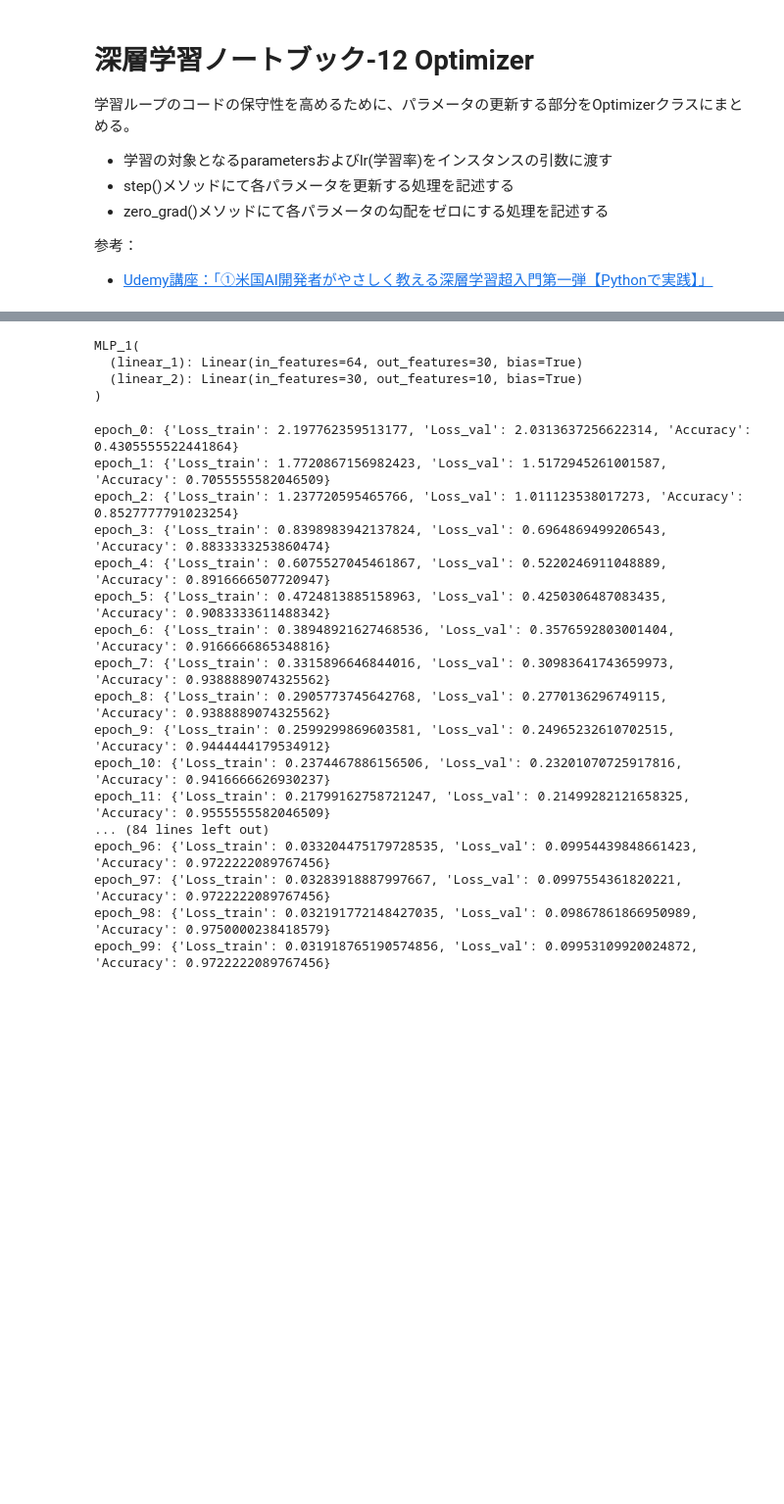
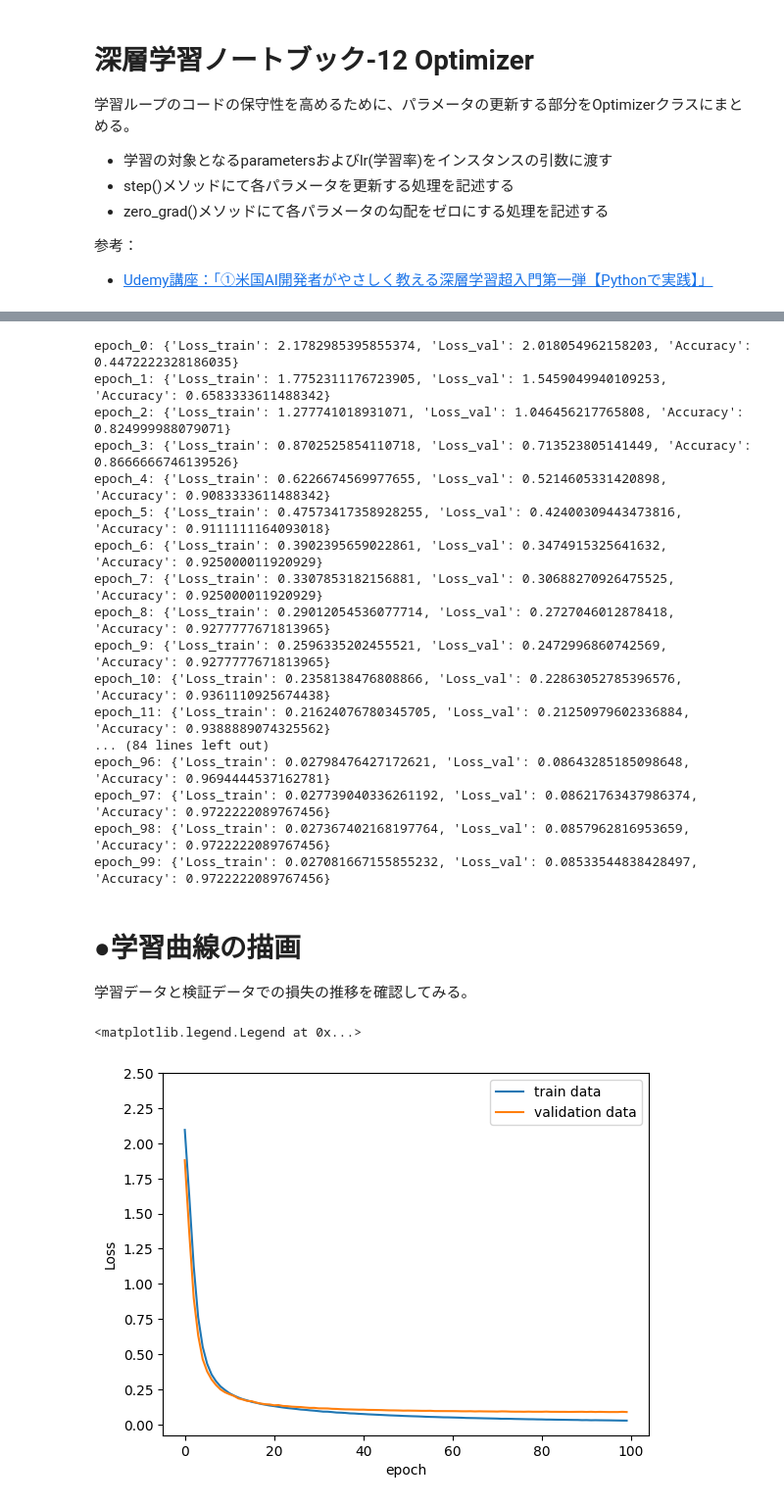
Before and after one commit to Mr-Garlic-Shrimp/TIL, a Jupyter notebook: Machine_Learning/Deep_Learning/DL_notebook-12_Optimizer.ipynb, the cells around one changed output, grey strips where cells are left out. Shown at 98% size. Saved outputs shown, nothing was run; the diff lists cells and outputs as text; code cells hidden in the pictures; blank space fills up the shorter version.

Commit message:
Optimizerについて学習

```diff
--- a/Machine_Learning/Deep_Learning/DL_notebook-12_Optimizer.ipynb
+++ b/Machine_Learning/Deep_Learning/DL_notebook-12_Optimizer.ipynb
@@ -60,11 +90,9 @@ num_out = 10
 MLP_model = MLP_1(num_in=num_in, num_hidden=num_hidden, num_out=num_out)
 # requires_grad_をTrueに設定。最後に_がつくのは設定するという意味。
 MLP_model.requires_grad_(True)
+
+# Optimizerのインスタンスを生成
+opt = Optimizer(MLP_model.parameters(), 0.03)
-# %% [output]
-MLP_1(
-  (linear_1): Linear(in_features=64, out_features=30, bias=True)
-  (linear_2): Linear(in_features=30, out_features=10, bias=True)
-)
 # %%
 # バッチサイズとバッチの個数を定義
 batch_size = 32
@@ -103,18 +131,14 @@ for i, _ in enumerate(range(100)):
 
         # パラメタ更新
         # with torch.no_grad():
-        #     MLP_model.linear_1.weight -= learning_rate * MLP_model.linear_1.weight.grad
-        #     MLP_model.linear_1.bias -= learning_rate * MLP_model.linear_1.bias.grad
-        #     MLP_model.linear_2.weight -= learning_rate * MLP_model.linear_2.weight.grad
-        #     MLP_model.linear_2.bias -= learning_rate * MLP_model.linear_2.bias.grad
-        # ↓この書き方の方が簡単
-        with torch.no_grad():
-            for params in MLP_model.parameters():
-                params -= learning_rate * params.grad
+        #     for params in MLP_model.parameters():
+        #         params -= learning_rate * params.grad
+        # 実装したOptimizerクラスを用いてパラメタ更新
+        opt.step()
 
         # 勾配初期化。nn.Moduleから継承しているので.zero_gradはそのまま使える。
-        MLP_model.zero_grad()
-
+        # MLP_model.zero_grad()
+        opt.zero_grad()
 
         # 取り出し範囲更新
         idx_start += batch_size
@@ -133,20 +157,40 @@ for i, _ in enumerate(range(100)):
 
     print(f'epoch_{i}: {train_results[f"epoch_{i}"]}')
 # %% [output]
-epoch_0: {'Loss_train': 2.197762359513177, 'Loss_val': 2.0313637256622314, 'Accuracy': 0.4305555522441864}
-epoch_1: {'Loss_train': 1.7720867156982423, 'Loss_val': 1.5172945261001587, 'Accuracy': 0.7055555582046509}
-epoch_2: {'Loss_train': 1.237720595465766, 'Loss_val': 1.011123538017273, 'Accuracy': 0.8527777791023254}
-epoch_3: {'Loss_train': 0.8398983942137824, 'Loss_val': 0.6964869499206543, 'Accuracy': 0.8833333253860474}
-epoch_4: {'Loss_train': 0.6075527045461867, 'Loss_val': 0.5220246911048889, 'Accuracy': 0.8916666507720947}
-epoch_5: {'Loss_train': 0.4724813885158963, 'Loss_val': 0.4250306487083435, 'Accuracy': 0.9083333611488342}
-epoch_6: {'Loss_train': 0.38948921627468536, 'Loss_val': 0.3576592803001404, 'Accuracy': 0.9166666865348816}
-epoch_7: {'Loss_train': 0.3315896646844016, 'Loss_val': 0.30983641743659973, 'Accuracy': 0.9388889074325562}
-epoch_8: {'Loss_train': 0.2905773745642768, 'Loss_val': 0.2770136296749115, 'Accuracy': 0.9388889074325562}
-epoch_9: {'Loss_train': 0.2599299869603581, 'Loss_val': 0.24965232610702515, 'Accuracy': 0.9444444179534912}
-epoch_10: {'Loss_train': 0.2374467886156506, 'Loss_val': 0.23201070725917816, 'Accuracy': 0.9416666626930237}
-epoch_11: {'Loss_train': 0.21799162758721247, 'Loss_val': 0.21499282121658325, 'Accuracy': 0.9555555582046509}
+epoch_0: {'Loss_train': 2.1782985395855374, 'Loss_val': 2.018054962158203, 'Accuracy': 0.4472222328186035}
+epoch_1: {'Loss_train': 1.7752311176723905, 'Loss_val': 1.5459049940109253, 'Accuracy': 0.6583333611488342}
+epoch_2: {'Loss_train': 1.277741018931071, 'Loss_val': 1.046456217765808, 'Accuracy': 0.824999988079071}
+epoch_3: {'Loss_train': 0.8702525854110718, 'Loss_val': 0.713523805141449, 'Accuracy': 0.8666666746139526}
+epoch_4: {'Loss_train': 0.6226674569977655, 'Loss_val': 0.5214605331420898, 'Accuracy': 0.9083333611488342}
+epoch_5: {'Loss_train': 0.47573417358928255, 'Loss_val': 0.42400309443473816, 'Accuracy': 0.9111111164093018}
+epoch_6: {'Loss_train': 0.3902395659022861, 'Loss_val': 0.3474915325641632, 'Accuracy': 0.925000011920929}
+epoch_7: {'Loss_train': 0.3307853182156881, 'Loss_val': 0.30688270926475525, 'Accuracy': 0.925000011920929}
+epoch_8: {'Loss_train': 0.29012054536077714, 'Loss_val': 0.2727046012878418, 'Accuracy': 0.9277777671813965}
+epoch_9: {'Loss_train': 0.2596335202455521, 'Loss_val': 0.2472996860742569, 'Accuracy': 0.9277777671813965}
+epoch_10: {'Loss_train': 0.2358138476808866, 'Loss_val': 0.22863052785396576, 'Accuracy': 0.9361110925674438}
+epoch_11: {'Loss_train': 0.21624076780345705, 'Loss_val': 0.21250979602336884, 'Accuracy': 0.9388889074325562}
 ... (84 lines left out)
-epoch_96: {'Loss_train': 0.033204475179728535, 'Loss_val': 0.09954439848661423, 'Accuracy': 0.9722222089767456}
-epoch_97: {'Loss_train': 0.03283918887997667, 'Loss_val': 0.0997554361820221, 'Accuracy': 0.9722222089767456}
-epoch_98: {'Loss_train': 0.032191772148427035, 'Loss_val': 0.09867861866950989, 'Accuracy': 0.9750000238418579}
-epoch_99: {'Loss_train': 0.031918765190574856, 'Loss_val': 0.09953109920024872, 'Accuracy': 0.9722222089767456}
+epoch_96: {'Loss_train': 0.02798476427172621, 'Loss_val': 0.08643285185098648, 'Accuracy': 0.9694444537162781}
+epoch_97: {'Loss_train': 0.027739040336261192, 'Loss_val': 0.08621763437986374, 'Accuracy': 0.9722222089767456}
+epoch_98: {'Loss_train': 0.027367402168197764, 'Loss_val': 0.0857962816953659, 'Accuracy': 0.9722222089767456}
+epoch_99: {'Loss_train': 0.027081667155855232, 'Loss_val': 0.08533544838428497, 'Accuracy': 0.9722222089767456}
+# %% [markdown]
+# ●学習曲線の描画
+学習データと検証データでの損失の推移を確認してみる。
+# %%
+loss_per_epoch_train = []
+loss_per_epoch_val = []
+
+for result in train_results.values():
+    loss_per_epoch_train.append(result['Loss_train'])
+    loss_per_epoch_val.append(result['Loss_val'])
+# %%
+plt.plot(loss_per_epoch_train, label='train data')
+plt.plot(loss_per_epoch_val, label='validation data')
+plt.xlabel('epoch')
+plt.ylabel('Loss')
+plt.yticks(np.linspace(0.0, 2.5, 11))
+plt.legend()
+# %% [output]
+<matplotlib.legend.Legend at 0x...>
+[figure, added]
```
Also changed, not shown: parts of 7 cells of this notebook.
